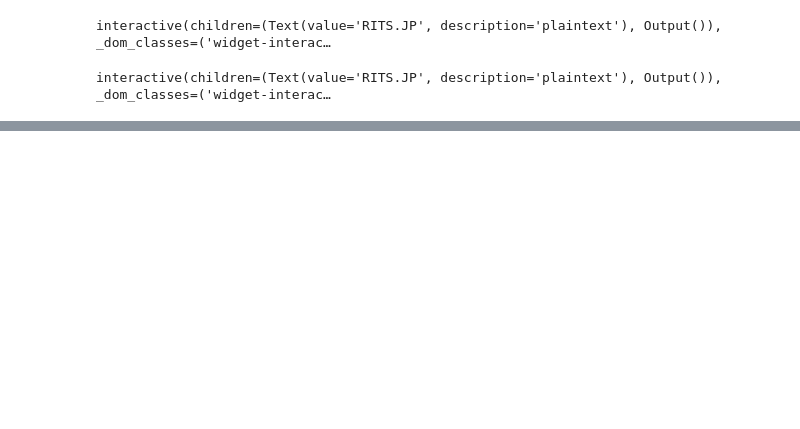
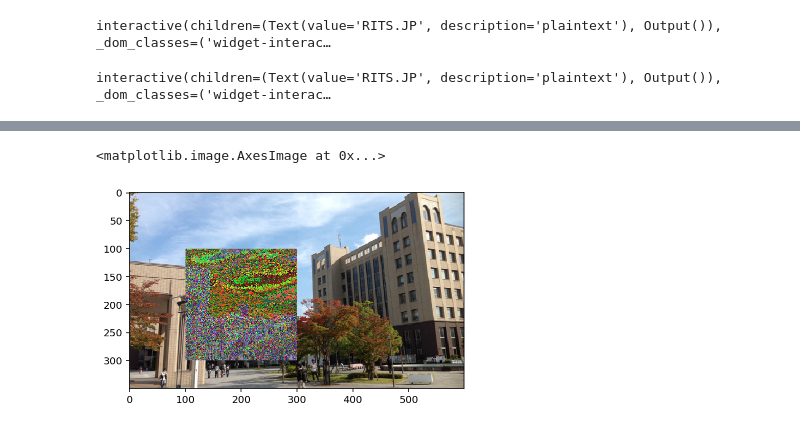
Before and after one commit to ritsumei-aoi/23jk1, a Jupyter notebook: 21jk1-0526.ipynb, the cells around one changed output, grey strips where cells are left out. Drawn from its saved outputs; the diff is of its cells as text; code cells hidden in the pictures; blank space fills up the shorter version.

```diff
--- a/21jk1-0526.ipynb
+++ b/21jk1-0526.ipynb
@@ -71,0 +169,6 @@ interactive(children=(Text(value='RITS.JP', description='plaintext'), Output()),
+# %%
+#Step 2: Calculate N=P*Q and Euler Totient Function = (P-1)*(Q-1)
+N=P*Q
+eulerTotient=(P-1)*(Q-1)
+print(N)
+print(eulerTotient)
@@ -71,0 +178,12 @@ interactive(children=(Text(value='RITS.JP', description='plaintext'), Output()),
+# %%
+#Step 3: Find E such that GCD(E,eulerTotient)=1(i.e., e should be co-prime) such that it satisfies this condition:-  1<E<eulerTotient
+
+def GCD(a,b):
+  if a==0:
+    return b;
+  return GCD(b%a,a)
+
+E=generatePrimeNumber(4)
+while GCD(E,eulerTotient)!=1:
+  E=generatePrimeNumber(4)
+print(E)
@@ -71,0 +237,24 @@ interactive(children=(Text(value='RITS.JP', description='plaintext'), Output()),
+# %%
+row,col=my_img.shape[0],my_img.shape[1]
+enc = [[0 for x in range(3000)] for y in range(3000)]
+# %%
+#Step 5: Encryption
+
+for i in range(100,300):
+  for j in range(100,300):
+    r,g,b=my_img[i,j]
+    C1=power(r,E,N)
+    C2=power(g,E,N)
+    C3=power(b,E,N)
+    enc[i][j]=[C1,C2,C3]
+    C1=C1%256
+    C2=C2%256
+    C3=C3%256
+    my_img[i,j]=[C1,C2,C3]
+
+
+plt.imshow(my_img, cmap="gray")
+#cv2_imshow(my_img)
+# %% [output]
+<matplotlib.image.AxesImage at 0x...>
+[figure, added]
```
Also changed, not shown: parts of 9 cells of this notebook.
